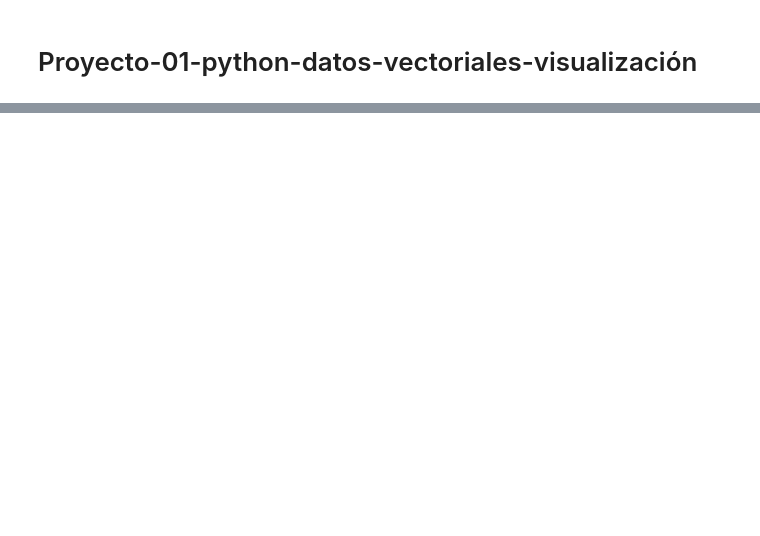
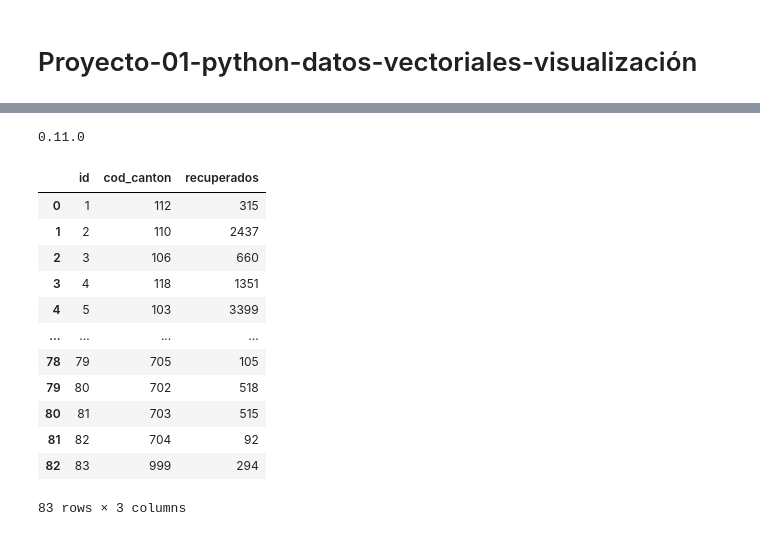
Before and after one commit to johancordoba78/PROYECTO, a Jupyter notebook: Proyecto_1.ipynb, the cells around one changed output, grey strips where cells are left out. Cells and saved outputs as stored; diff of their text form; code cells hidden in the pictures; blank space fills up the shorter version.

```diff
--- a/Proyecto_1.ipynb
+++ b/Proyecto_1.ipynb
@@ -72,0 +3,14 @@ map
+# %%
+# Importar paquetes
+
+import folium
+print(folium.__version__)
+from folium import plugins
+import numpy as np
+import json
+import pandas as pd
+import os
+import csv
+import branca
+# %% [output]
+0.11.0
@@ -72,0 +24,34 @@ map
+# %%
+# definir y leer archivos csv
+
+df_positivos = pd.read_csv('datos/10_07_CSV_POSITIVOS_ULTIMA_FECHA.csv', sep=',')
+df_fallecidos = pd.read_csv('datos/10_07_CSV_FALLECIDOS_ULTIMA_FECHA.csv', sep=',')
+df_activos = pd.read_csv('datos/10_07_CSV_ACTIVOS_ULTIMA_FECHA.csv', sep=',')
+df_recuperados = pd.read_csv('datos/10_07_CSV_RECUPERADOS_ULTIMA_FECHA.csv', sep=',')
+# %%
+# sustituir el valor 0 por id
+
+
+df_positivos.rename(columns = {'Unnamed: 0': 'id'}, inplace=True)
+df_activos.rename(columns = {'Unnamed: 0': 'id'}, inplace=True)
+df_recuperados.rename (columns = {'Unnamed: 0': 'id'}, inplace=True)
+df_fallecidos.rename(columns = {'Unnamed: 0': 'id'}, inplace=True)
+# %%
+df_positivos
+df_fallecidos
+df_activos
+df_recuperados
+# %% [output]
+|  | id | cod_canton | recuperados |
+| 0 | 1 | 112 | 315 |
+| 1 | 2 | 110 | 2437 |
+| 2 | 3 | 106 | 660 |
+| 3 | 4 | 118 | 1351 |
+| 4 | 5 | 103 | 3399 |
+| ... | ... | ... | ... |
+| 78 | 79 | 705 | 105 |
+| 79 | 80 | 702 | 518 |
+| 80 | 81 | 703 | 515 |
+| 81 | 82 | 704 | 92 |
+| 82 | 83 | 999 | 294 |
+83 rows × 3 columns
```
Also changed, not shown: parts of 8 cells of this notebook.
